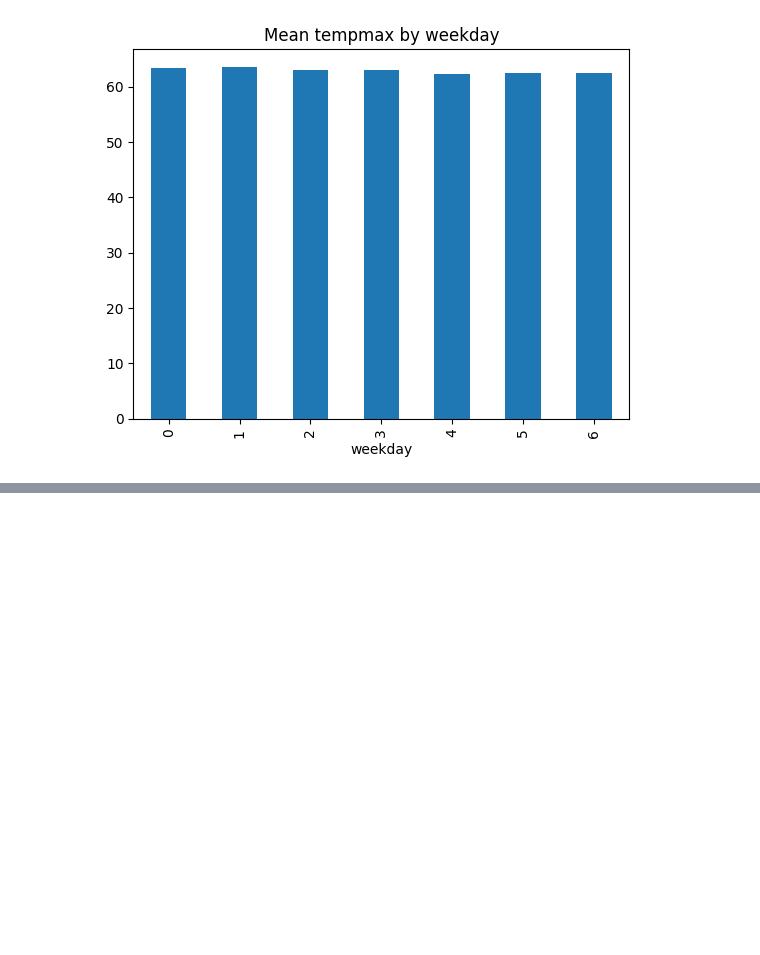
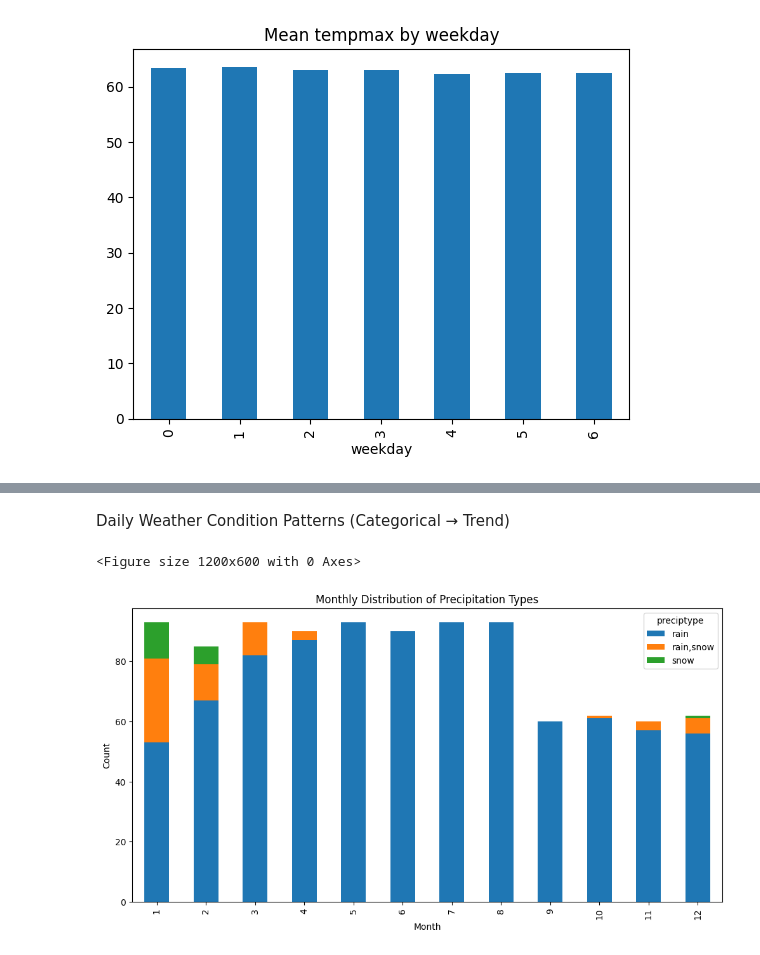
Before and after one commit to merfanian/Urban-pulse, a Jupyter notebook: datasets/Weather/Chicago_weather_data+EDA.ipynb, the cells around one changed output, grey strips where cells are left out. Cells and saved outputs as stored; diff of their text form; code cells hidden in the pictures; blank space fills up the shorter version.

```diff
--- a/datasets/Weather/Chicago_weather_data+EDA.ipynb
+++ b/datasets/Weather/Chicago_weather_data+EDA.ipynb
@@ -250,0 +318,14 @@ plt.title('Mean tempmax by weekday'); plt.show()
+# %% [markdown]
+Daily Weather Condition Patterns (Categorical → Trend)
+# %%
+weather['month'] = weather.index.month
+
+plt.figure(figsize=(12,6))
+weather.groupby(['month', 'preciptype']).size().unstack().plot(kind='bar', stacked=True, figsize=(12,6))
+plt.title("Monthly Distribution of Precipitation Types")
+plt.xlabel("Month")
+plt.ylabel("Count")
+plt.show()
+# %% [output]
+<Figure size 1200x600 with 0 Axes>
+[figure, added]
```
Also changed, not shown: parts of 13 cells of this notebook, 2 other files.
